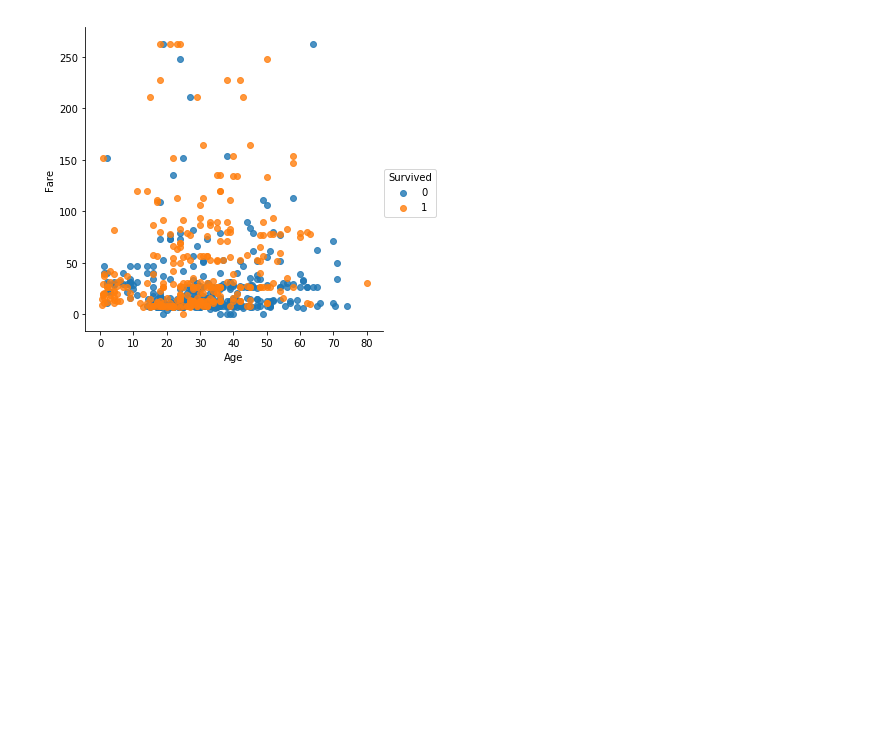
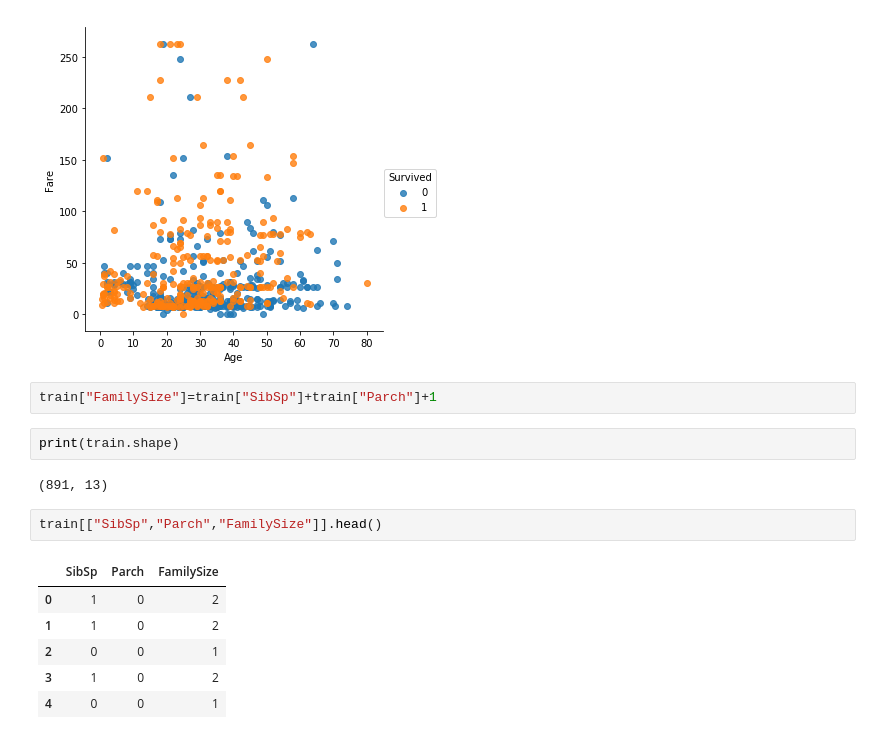
Before and after one commit to gudrb/test, a Jupyter notebook: titanic.ipynb, the cells around one changed output. Cells and saved outputs as stored; diff of their text form; blank space fills up the shorter version.

```diff
--- a/titanic.ipynb
+++ b/titanic.ipynb
@@ -114,3 +90,18 @@ sns.lmplot(data=low_fare,x="Age",y="Fare",hue="Survived",fit_reg=False)
 # %% [output]
 <seaborn.axisgrid.FacetGrid at 0x...>
 [figure]
+# %%
+train["FamilySize"]=train["SibSp"]+train["Parch"]+1
+# %%
+print(train.shape)
+# %% [output]
+(891, 13)
+# %%
+train[["SibSp","Parch","FamilySize"]].head()
+# %% [output]
+|  | SibSp | Parch | FamilySize |
+| 0 | 1 | 0 | 2 |
+| 1 | 1 | 0 | 2 |
+| 2 | 0 | 0 | 1 |
+| 3 | 1 | 0 | 2 |
+| 4 | 0 | 0 | 1 |
```
Also changed, not shown: parts of 9 cells of this notebook.
